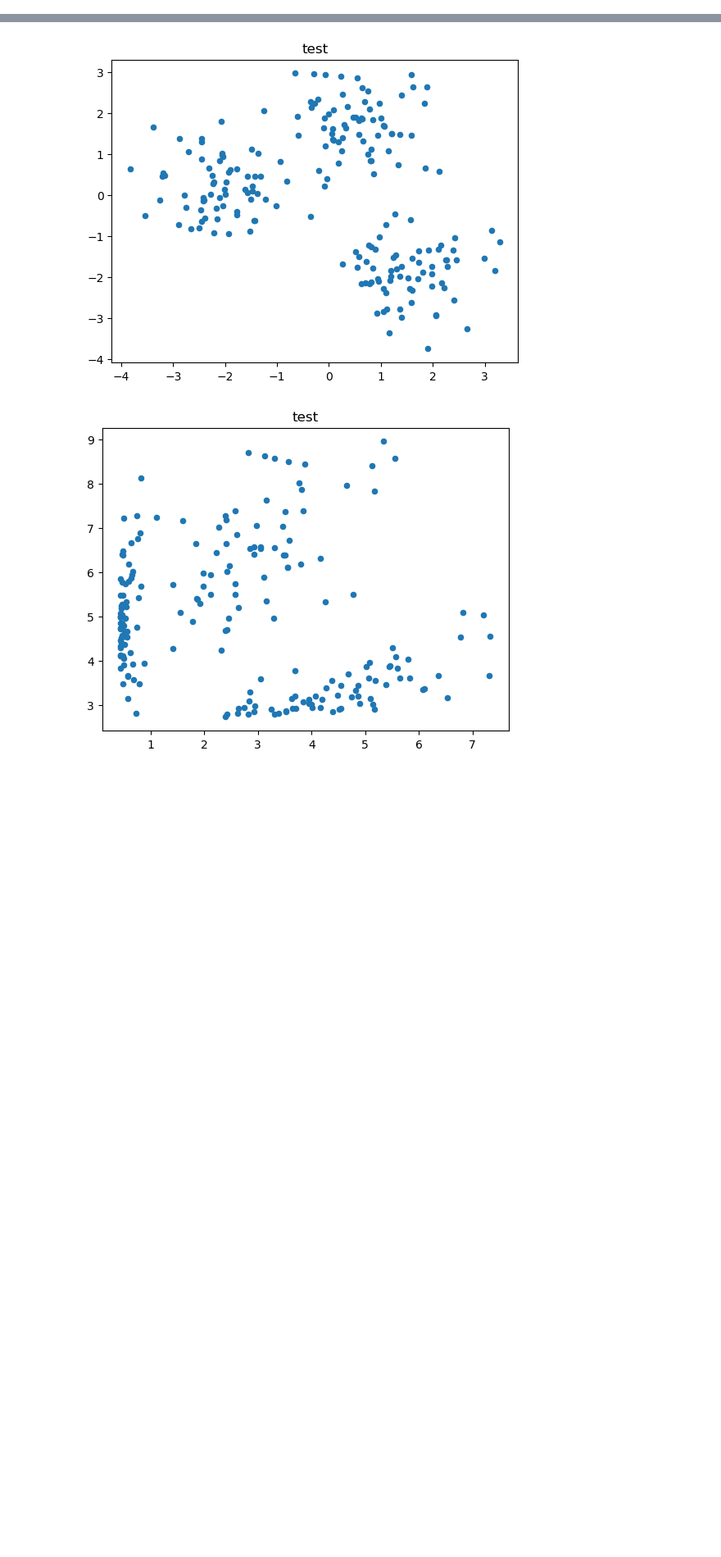
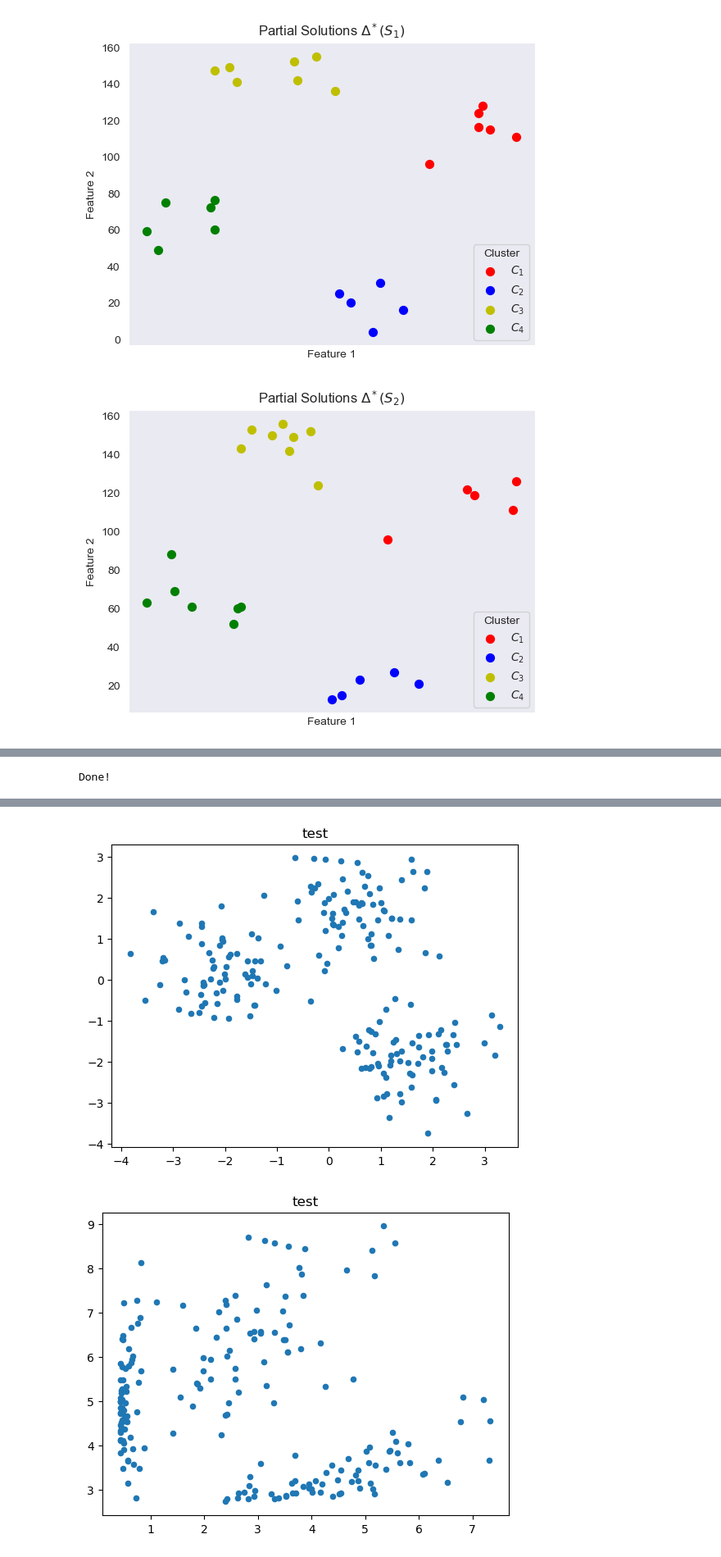
Before and after one commit to AnnaLivia/mr-sos-dp, a Jupyter notebook: plot_sol.ipynb, the cells around one changed output, grey strips where cells are left out. Shown: that part at 82% size. Saved outputs shown, nothing was run; the diff lists cells and outputs as text; code cells hidden in the pictures; blank space fills up the shorter version.

```diff
--- a/plot_sol.ipynb
+++ b/plot_sol.ipynb
@@ -60,0 +174,40 @@ Done!
+# %%
+color_map = ["r", "b", "y", "g", "m", "c", "k", "orange", "purple", "pink", "gray", "olive", "brown"]
+if os.path.exists(result_path):
+    for file in glob2.glob(result_path + "*.txt"):
+        if (str(k) + "_UB" in str(file)):
+            part = np.loadtxt(file, usecols=0).astype(int)
+            point = np.loadtxt(file, usecols=1).astype(int)
+            data = np.loadtxt(file, usecols=range(2,4))
+            cls = np.loadtxt(file, usecols=4).astype(int)
+            n = point.shape[0]
+            for h in range(0,p):
+                for c in range(1,k+1):
+                    j = np.where((cls == c-1) & (part == h))[0]
+                    plt.scatter(data[j,0], data[j,1], s=50, c=color_map[c-1], label="$C_" + str(c) + "$")
+                plt.title("Partial Solutions $\Delta^*(S_" + str(h+1) + ")$")
+                plt.legend(title="Cluster", loc = "lower right")
+                plt.grid(False)
+                plt.xlabel("Feature 1")
+                plt.ylabel("Feature 2")
+                plt.xticks([])
+                plt.savefig(result_path + "cls" + str(h+1) + ".png", bbox_inches='tight')
+                plt.show()
+
+
+            plt.title("(Optimal) Final Solution $\Delta^1(S)$")
+            for c in range(1,k+1):
+                j = np.where(cls == c-1)
+                plt.scatter(data[j,0], data[j,1], s=50, c=color_map[c-1], label="$C_" + str(c) + "$")
+            plt.legend(title="Cluster", loc = "lower right")
+            plt.grid(False)
+            plt.xlabel("Feature 1")
+            plt.ylabel("Feature 2")
+            plt.xticks([])
+            plt.savefig(result_path + "clstot.png", bbox_inches='tight')
+            plt.show()
+
+print('Done!')
+# %% [output]
+[figure, added]
+[figure, added]
@@ -61 +216,2 @@ Done!
+Done!
 # %%
```
Also changed, not shown: parts of 12 cells of this notebook, 52 other files.
